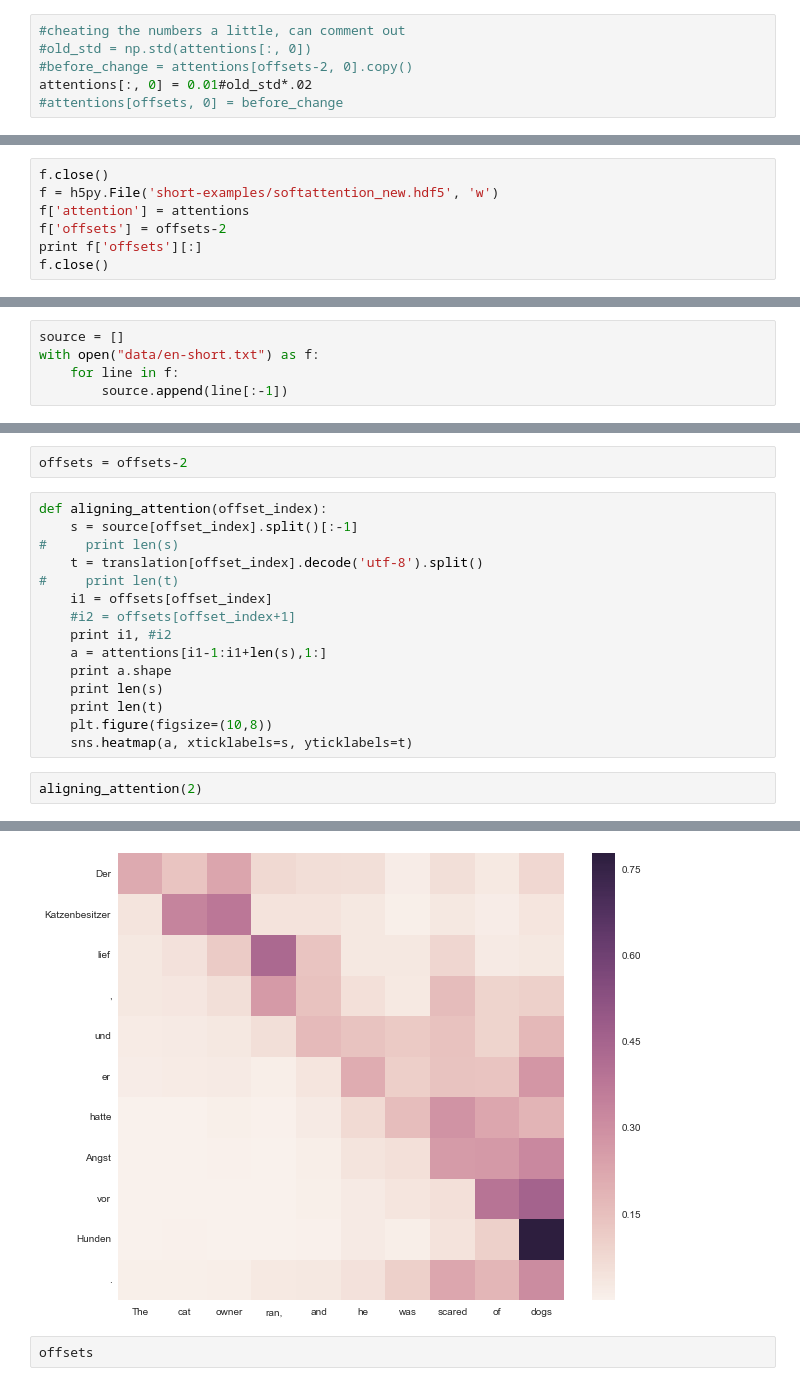
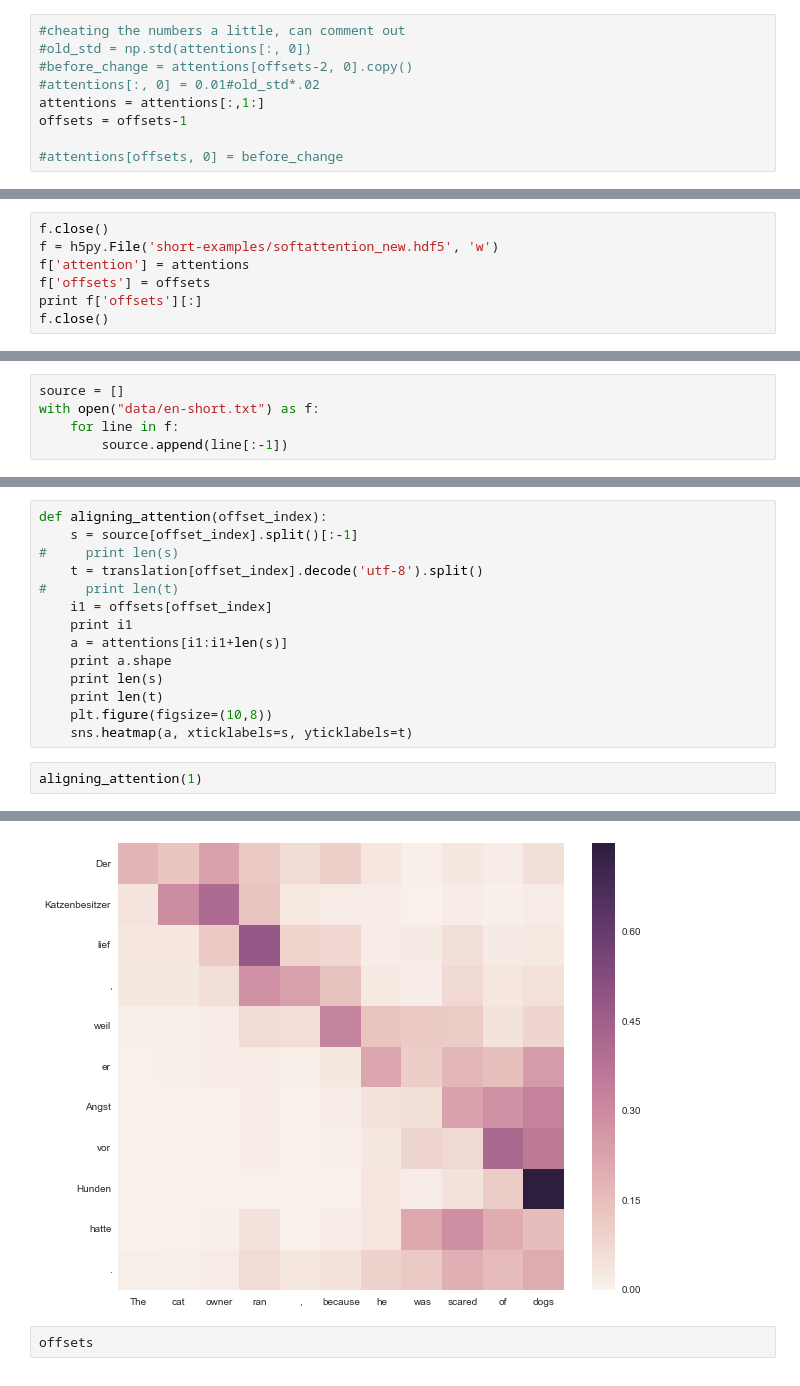
Before and after one commit to sebastianGehrmann/seq2seq-attn, a Jupyter notebook: recalibration.ipynb, the cells around one changed output, grey strips where cells are left out. Cells and saved outputs as stored; diff of their text form.

```diff
--- a/recalibration.ipynb
+++ b/recalibration.ipynb
@@ -32,7 +32,10 @@ plt.legend()
 #cheating the numbers a little, can comment out
 #old_std = np.std(attentions[:, 0])
 #before_change = attentions[offsets-2, 0].copy()
-attentions[:, 0] = 0.01#old_std*.02
+#attentions[:, 0] = 0.01#old_std*.02
+attentions = attentions[:,1:]
+offsets = offsets-1
+
 #attentions[offsets, 0] = before_change
 # %%
 for i in xrange(attentions.shape[0]):
@@ -49,7 +52,7 @@ plt.legend()
 f.close()
 f = h5py.File('short-examples/softattention_new.hdf5', 'w')
 f['attention'] = attentions
-f['offsets'] = offsets-2
+f['offsets'] = offsets
 print f['offsets'][:]
 f.close()
 # %% [output]
@@ -73,5 +76,3 @@ source
-# %%
-offsets = offsets-2
 # %%
 def aligning_attention(offset_index):
     s = source[offset_index].split()[:-1]
@@ -79,14 +80,13 @@ def aligning_attention(offset_index):
     t = translation[offset_index].decode('utf-8').split()
 #     print len(t)
     i1 = offsets[offset_index]
-    #i2 = offsets[offset_index+1]
-    print i1, #i2
-    a = attentions[i1-1:i1+len(s),1:]
+    print i1
+    a = attentions[i1:i1+len(s)]
     print a.shape
     print len(s)
     print len(t)
     plt.figure(figsize=(10,8))
     sns.heatmap(a, xticklabels=s, yticklabels=t)
 # %%
-aligning_attention(2)
+aligning_attention(1)
 # %% [output]
@@ -96,4 +96,4 @@ aligning_attention(2)
-[figure, old version]
+[figure, new version]
 # %%
 offsets
 # %% [output]
```
Also changed, not shown: parts of 6 cells of this notebook, 3 other files.
